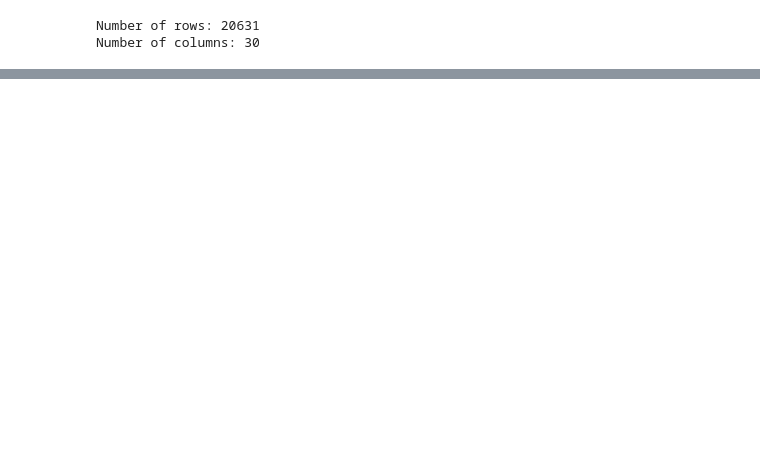
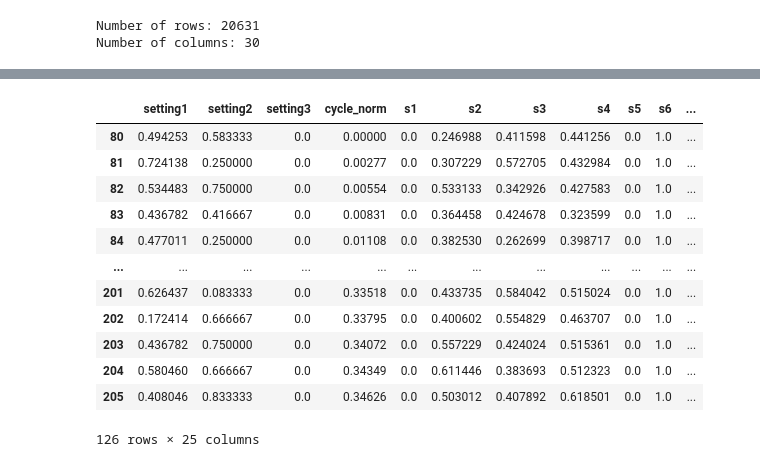
Before and after one commit to deloresmincarelli/JetEngineLSTM, a Jupyter notebook: JetEngineLSTM.ipynb, the cells around one changed output, grey strips where cells are left out. Drawn from its saved outputs; the diff is of its cells as text; code cells hidden in the pictures; blank space fills up the shorter version.

Commit message:
finished modeling train, test

```diff
--- a/JetEngineLSTM.ipynb
+++ b/JetEngineLSTM.ipynb
@@ -388,0 +371,17 @@ Number of columns: 30
+# %%
+# pick the feature columns
+sequence_cols = ['setting1', 'setting2', 'setting3', 'cycle_norm']
+key_cols = ['id', 'cycle']
+label_cols = ['label1', 'label2', 'RUL']
+
+input_features = test_df.columns.values.tolist()
+sensor_cols = [x for x in input_features if x not in set(key_cols)]
+sensor_cols = [x for x in sensor_cols if x not in set(label_cols)]
+sensor_cols = [x for x in sensor_cols if x not in set(sequence_cols)]
+
+# The time is sequenced along
+# This may be a silly way to get these column names, but it's relatively clear
+sequence_cols.extend(sensor_cols)
+
+print(sensor_cols)
+print(sequence_cols)
@@ -388,0 +598,22 @@ Number of columns: 30
+# %%
+# dm - breaking code below into steps for understanding, using unit 3
+sample  = test_df[test_df['id'] == 3] # filters for unit 3, all cols
+sample1 = test_df[test_df['id'] == 3][sequence_cols] #filters cols so just predictors
+sample2 = test_df[test_df['id'] == 3][sequence_cols].values # creates array where each row is now a list
+sample3 = test_df[test_df['id'] == 3][sequence_cols].values[-sequence_length:] # starts from -50 to the end, so the last 50 rows
+# %%
+sample1
+# %% [output]
+|  | setting1 | setting2 | setting3 | cycle_norm | s1 | s2 | s3 | s4 | s5 | s6 | ... |
+| 80 | 0.494253 | 0.583333 | 0.0 | 0.00000 | 0.0 | 0.246988 | 0.411598 | 0.441256 | 0.0 | 1.0 | ... |
+| 81 | 0.724138 | 0.250000 | 0.0 | 0.00277 | 0.0 | 0.307229 | 0.572705 | 0.432984 | 0.0 | 1.0 | ... |
+| 82 | 0.534483 | 0.750000 | 0.0 | 0.00554 | 0.0 | 0.533133 | 0.342926 | 0.427583 | 0.0 | 1.0 | ... |
+| 83 | 0.436782 | 0.416667 | 0.0 | 0.00831 | 0.0 | 0.364458 | 0.424678 | 0.323599 | 0.0 | 1.0 | ... |
+| 84 | 0.477011 | 0.250000 | 0.0 | 0.01108 | 0.0 | 0.382530 | 0.262699 | 0.398717 | 0.0 | 1.0 | ... |
+| ... | ... | ... | ... | ... | ... | ... | ... | ... | ... | ... | ... |
+| 201 | 0.626437 | 0.083333 | 0.0 | 0.33518 | 0.0 | 0.433735 | 0.584042 | 0.515024 | 0.0 | 1.0 | ... |
+| 202 | 0.172414 | 0.666667 | 0.0 | 0.33795 | 0.0 | 0.400602 | 0.554829 | 0.463707 | 0.0 | 1.0 | ... |
+| 203 | 0.436782 | 0.750000 | 0.0 | 0.34072 | 0.0 | 0.557229 | 0.424024 | 0.515361 | 0.0 | 1.0 | ... |
+| 204 | 0.580460 | 0.666667 | 0.0 | 0.34349 | 0.0 | 0.611446 | 0.383693 | 0.512323 | 0.0 | 1.0 | ... |
+| 205 | 0.408046 | 0.833333 | 0.0 | 0.34626 | 0.0 | 0.503012 | 0.407892 | 0.618501 | 0.0 | 1.0 | ... |
+126 rows × 25 columns
```
Also changed, not shown: parts of 43 cells of this notebook.
